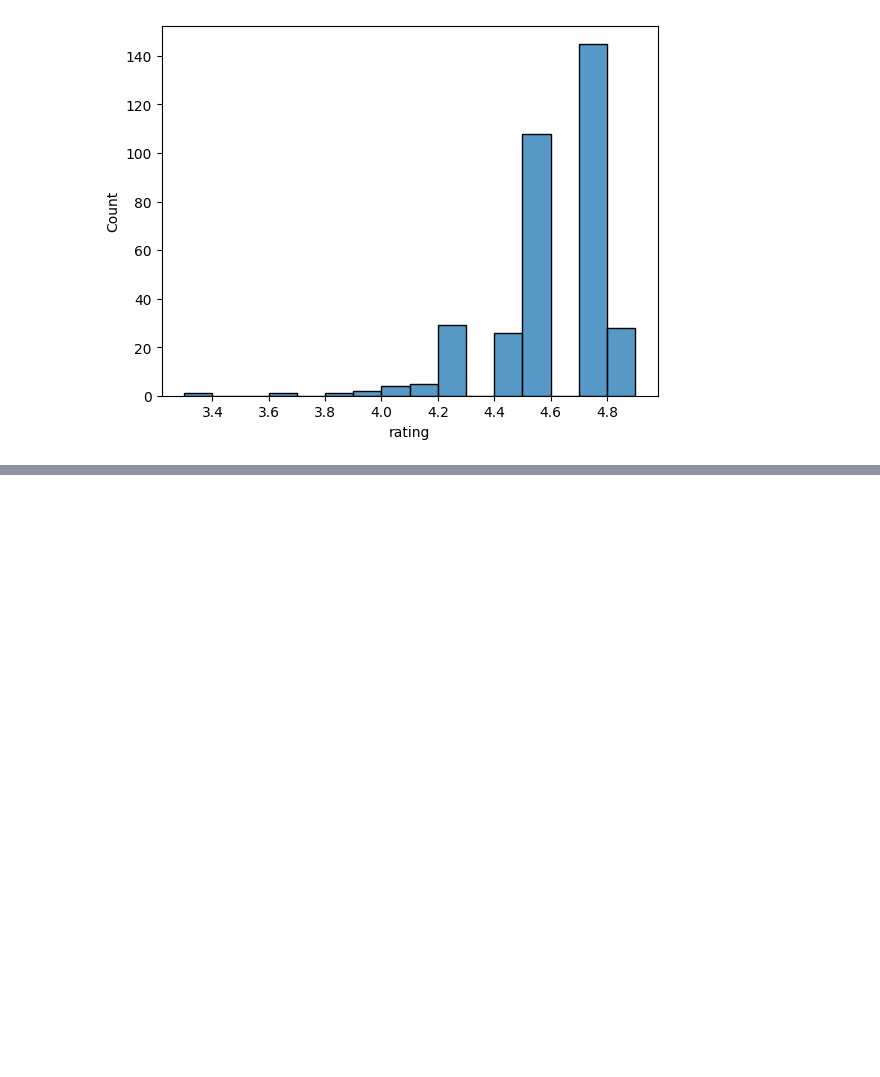
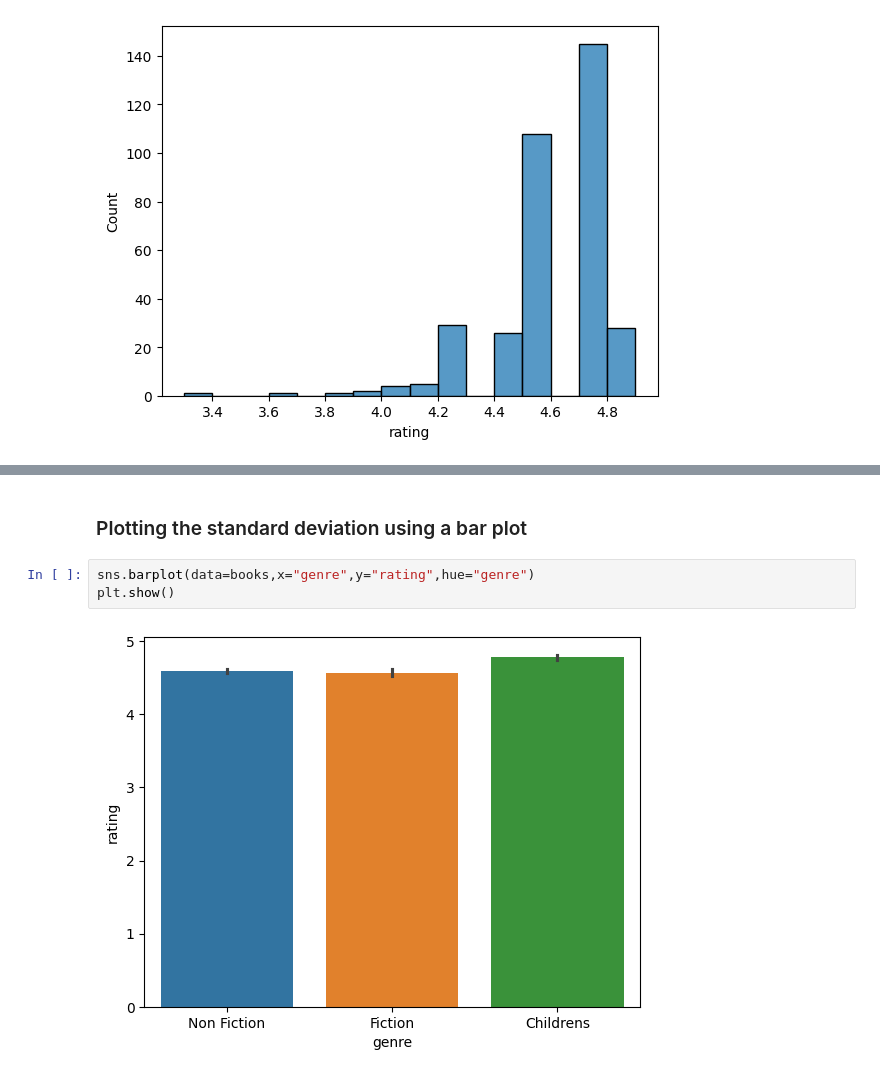
Before and after one commit to abhijeet-bhambere/exploratory_data_analysis, a Jupyter notebook: EDA_In_Python.ipynb, the cells around one changed output, grey strips where cells are left out. Cells and saved outputs as stored; diff of their text form; blank space fills up the shorter version.

```diff
--- a/EDA_In_Python.ipynb
+++ b/EDA_In_Python.ipynb
@@ -82,0 +303,7 @@ plt.show()
+# %% [markdown]
+### Plotting the standard deviation using a bar plot
+# %%
+sns.barplot(data=books,x="genre",y="rating",hue="genre")
+plt.show()
+# %% [output]
+[figure, added]
```
Also changed, not shown: parts of 103 cells of this notebook.
